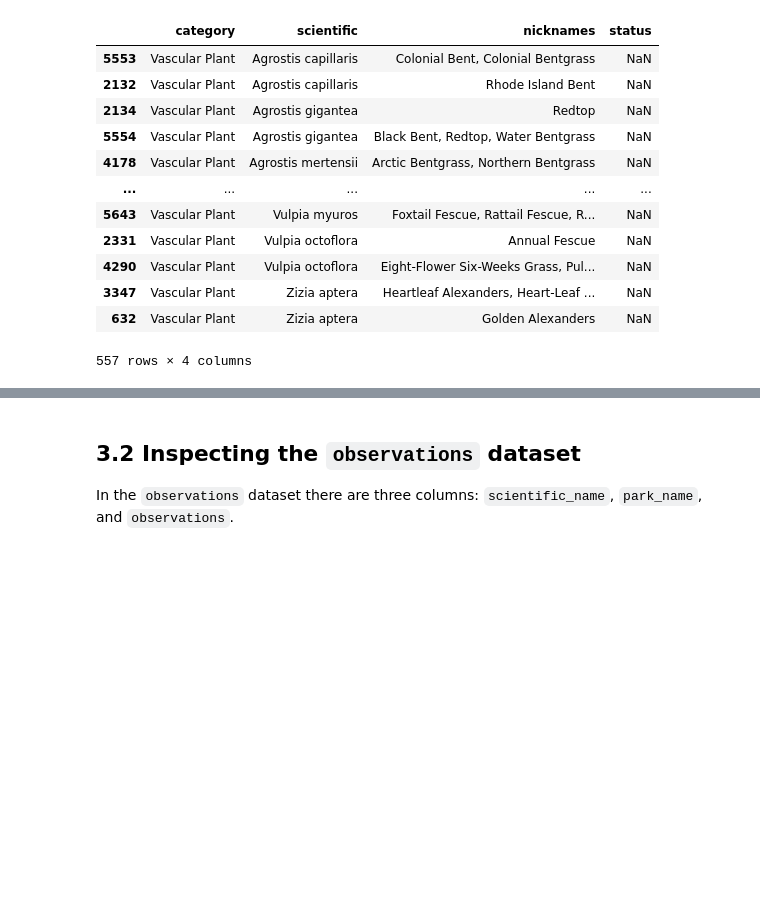
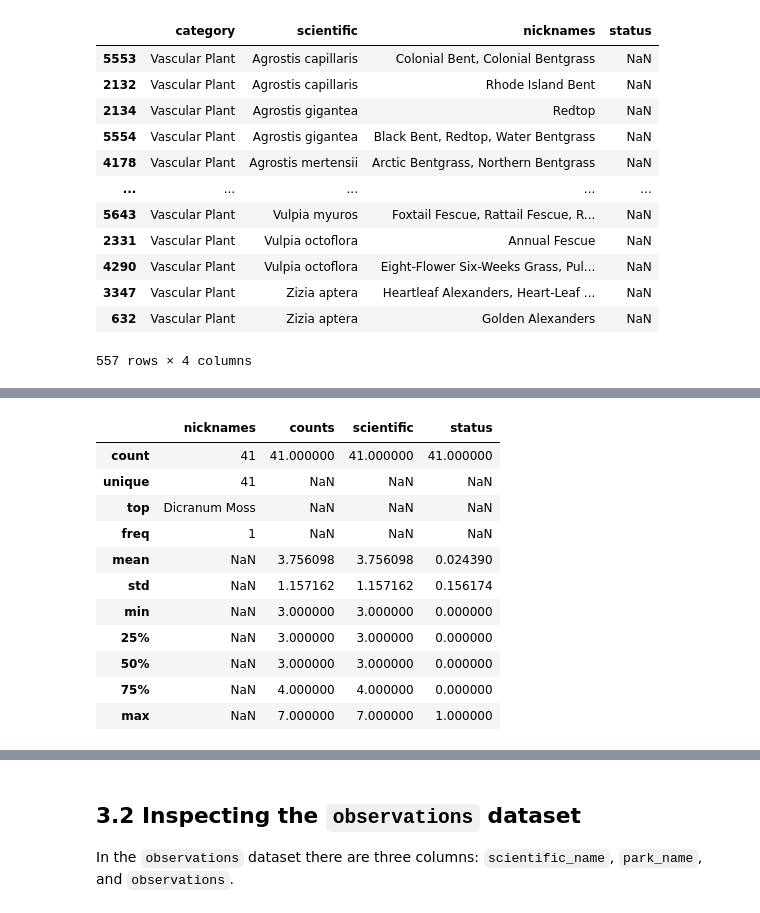
Before and after one commit to ElianeSato/biodiversity, a Jupyter notebook: biodiversity.ipynb, the cells around one changed output, grey strips where cells are left out. Saved outputs shown, nothing was run; the diff lists cells and outputs as text; code cells hidden in the pictures; blank space fills up the shorter version.

```diff
--- a/biodiversity.ipynb
+++ b/biodiversity.ipynb
@@ -250,0 +301,20 @@ In the *Canis lupus* case, there are two different for `conservation_status` val
+# %%
+# Getting to know duplicated data over than two entries in the common_names column
+spe_dup_nick_over2 = species_dup_nicknames[species_dup_nicknames.duplicated(subset=['nicknames'], keep = False)]
+spe_dup_nick_over2 = spe_dup_nick_over2.groupby('nicknames').count().reset_index().sort_values(by='category')
+spe_dup_nick_over2.rename(columns={'category': 'counts'}, inplace=True)
+spe_dup_nick_over2 = spe_dup_nick_over2[spe_dup_nick_over2.counts > 2].sort_values(by='counts', ascending=False)
+spe_dup_nick_over2.describe(include='all')
+# %% [output]
+|  | nicknames | counts | scientific | status |
+| count | 41 | 41.000000 | 41.000000 | 41.000000 |
+| unique | 41 | NaN | NaN | NaN |
+| top | Dicranum Moss | NaN | NaN | NaN |
+| freq | 1 | NaN | NaN | NaN |
+| mean | NaN | 3.756098 | 3.756098 | 0.024390 |
+| std | NaN | 1.157162 | 1.157162 | 0.156174 |
+| min | NaN | 3.000000 | 3.000000 | 0.000000 |
+| 25% | NaN | 3.000000 | 3.000000 | 0.000000 |
+| 50% | NaN | 3.000000 | 3.000000 | 0.000000 |
+| 75% | NaN | 4.000000 | 4.000000 | 0.000000 |
+| max | NaN | 7.000000 | 7.000000 | 1.000000 |
```
Also changed, not shown: parts of 26 cells of this notebook.
